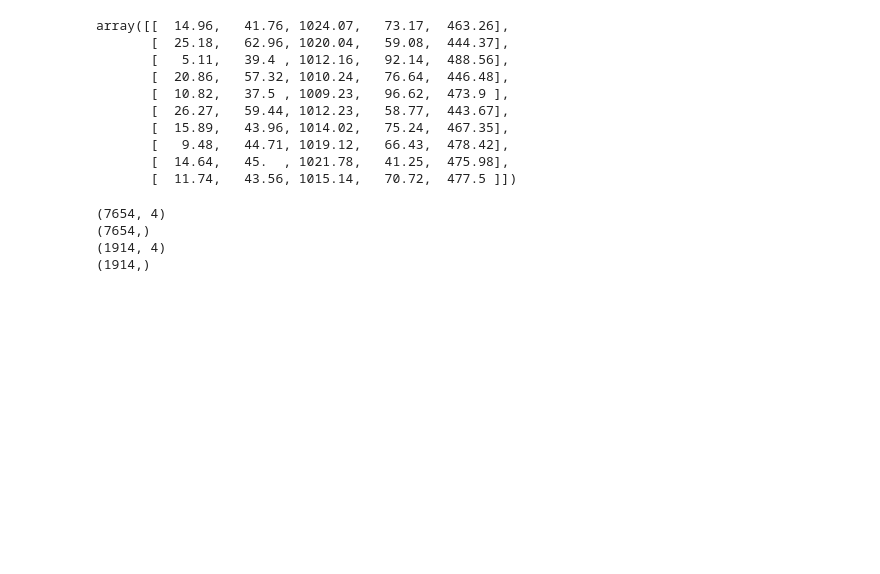
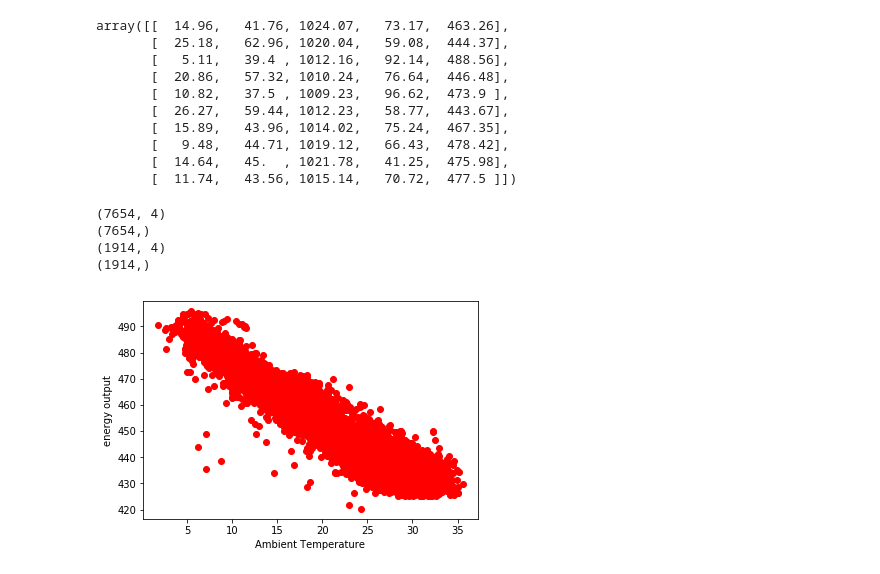
Before and after one commit to mbdebian/ml-playground, a Jupyter notebook: pmachine_learning_in_7_days/chapter3.ipynb, the cells around one changed output. Drawn from its saved outputs; the diff is of its cells as text; code cells hidden in the pictures; blank space fills up the shorter version.

Commit message:
scatter plot of energy output vs ambient temperature

```diff
--- a/pmachine_learning_in_7_days/chapter3.ipynb
+++ b/pmachine_learning_in_7_days/chapter3.ipynb
@@ -178,3 +178,11 @@ print(y_test.shape)
 (7654,)
 (1914, 4)
 (1914,)
+# %%
+# Plotting outputs Ambient temperature vs energy output
+plt.scatter(X_training[:, 0], y_training, color='red')
+plt.xlabel('Ambient Temperature')
+plt.ylabel('energy output')
+plt.show()
+# %% [output]
+[figure, added]
```
